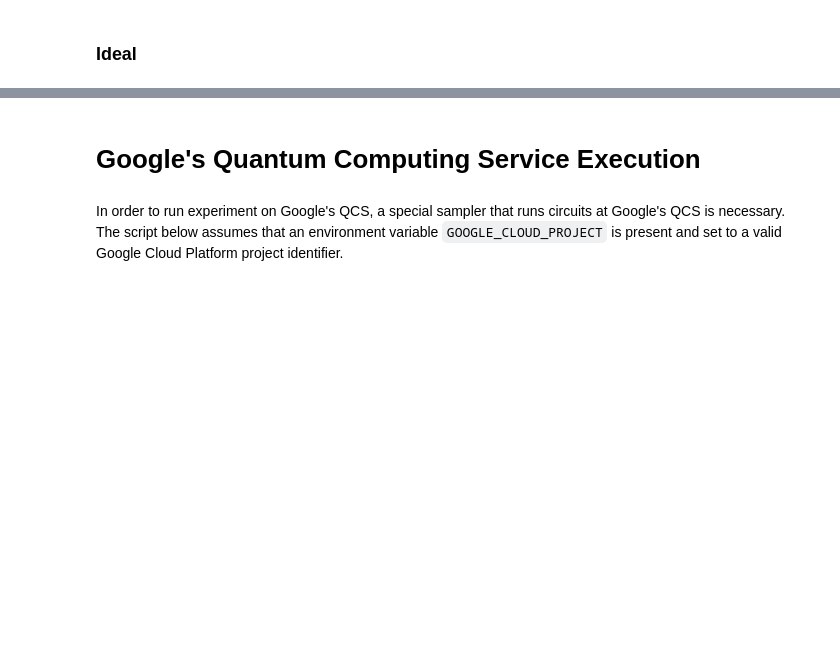
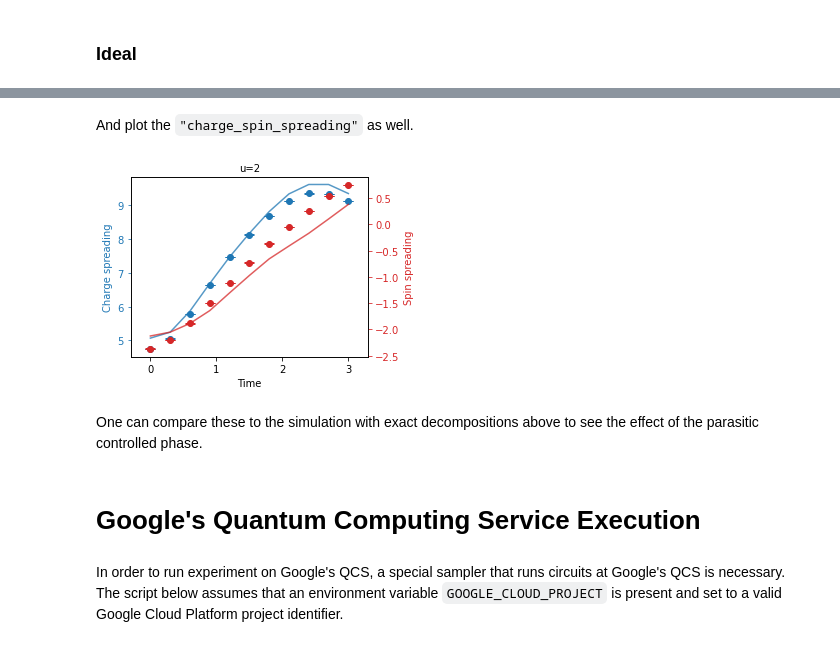
Before and after one commit to quantumlib/ReCirq, a Jupyter notebook: docs/fermi_hubbard/experiment_example.ipynb, the cells around one changed output, grey strips where cells are left out. Saved outputs shown, nothing was run; the diff lists cells and outputs as text; code cells hidden in the pictures; blank space fills up the shorter version.

```diff
--- a/docs/fermi_hubbard/experiment_example.ipynb
+++ b/docs/fermi_hubbard/experiment_example.ipynb
@@ -147,3 +350,12 @@ plot_quantity(bundle, 'charge_spin_spreading', show_std_error=True);
+# %% [markdown]
+And plot the `"charge_spin_spreading"` as well.
+# %%
+"""Plott the charge spin spreading."""
+fermi_hubbard.plot_quantity(bundle, 'charge_spin_spreading', show_std_error=True);
+# %% [output]
+[figure, added]
+# %% [markdown]
+One can compare these to the simulation with exact decompositions above to see the effect of the parasitic controlled phase.
 # %% [markdown]
 # Google's Quantum Computing Service Execution
 # %% [markdown]
```
Also changed, not shown: parts of 93 cells of this notebook.
